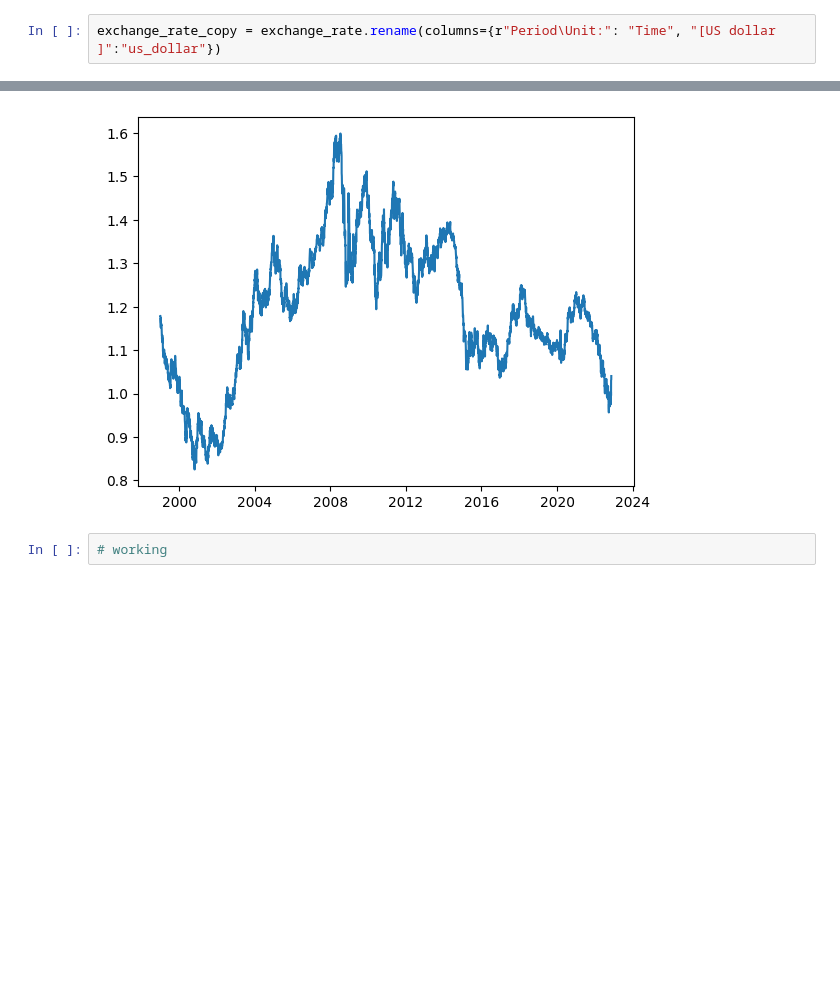
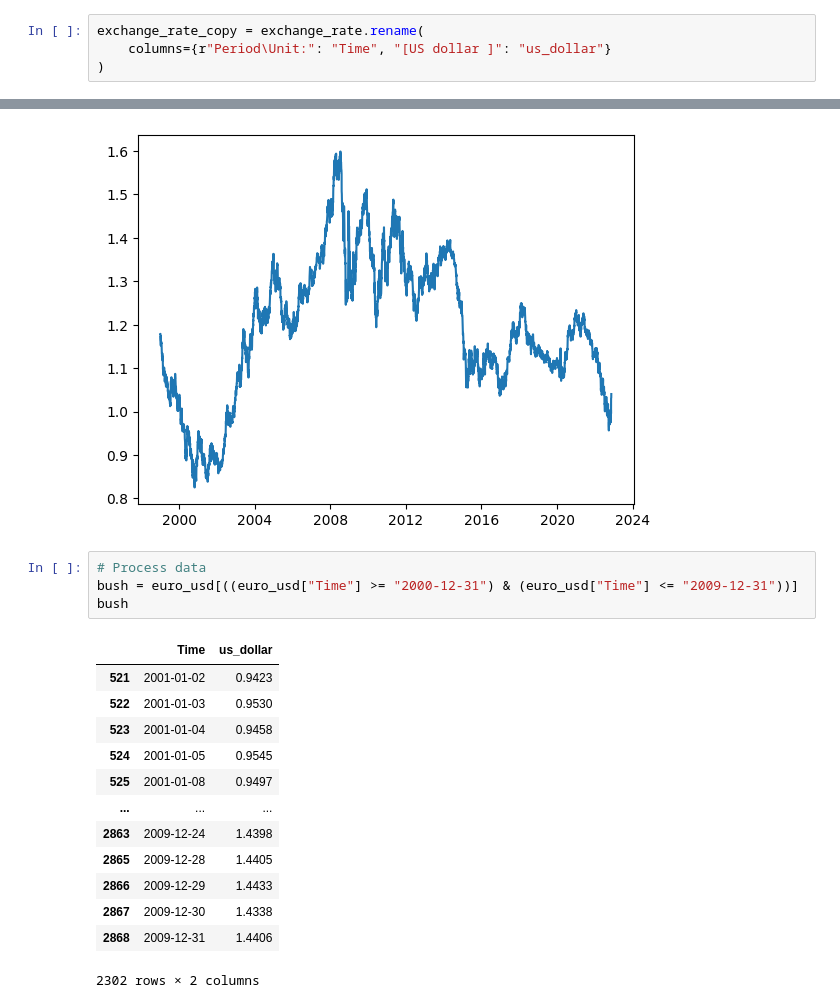
Before and after one commit to DucTrung1802/Data-Science, a Jupyter notebook: exchange_rate/exchange_rate.ipynb, the cells around one changed output, grey strips where cells are left out. Cells and saved outputs as stored; diff of their text form; blank space fills up the shorter version.

```diff
--- a/exchange_rate/exchange_rate.ipynb
+++ b/exchange_rate/exchange_rate.ipynb
@@ -23,7 +23,9 @@ exchange_rate
 | 6176 | 1999-01-04 | 1.9100 | NaN | NaN | 1.8004 | ... |
 6177 rows × 41 columns
 # %%
-exchange_rate_copy = exchange_rate.rename(columns={r"Period\Unit:": "Time", "[US dollar ]":"us_dollar"})
+exchange_rate_copy = exchange_rate.rename(
+    columns={r"Period\Unit:": "Time", "[US dollar ]": "us_dollar"}
+)
 # %%
 euro_usd = exchange_rate_copy[["Time", "us_dollar"]]
 # %%
@@ -98,5 +94,21 @@ plt.plot(euro_usd["Time"], euro_usd["us_dollar"])
 plt.show()
 # %% [output]
 [figure]
-# %%
-# working
+# %%
+# Process data
+bush = euro_usd[((euro_usd["Time"] >= "2000-12-31") & (euro_usd["Time"] <= "2009-12-31"))]
+bush
+# %% [output]
+|  | Time | us_dollar |
+| 521 | 2001-01-02 | 0.9423 |
+| 522 | 2001-01-03 | 0.9530 |
+| 523 | 2001-01-04 | 0.9458 |
+| 524 | 2001-01-05 | 0.9545 |
+| 525 | 2001-01-08 | 0.9497 |
+| ... | ... | ... |
+| 2863 | 2009-12-24 | 1.4398 |
+| 2865 | 2009-12-28 | 1.4405 |
+| 2866 | 2009-12-29 | 1.4433 |
+| 2867 | 2009-12-30 | 1.4338 |
+| 2868 | 2009-12-31 | 1.4406 |
+2302 rows × 2 columns
```
Also changed, not shown: parts of 3 cells of this notebook.
